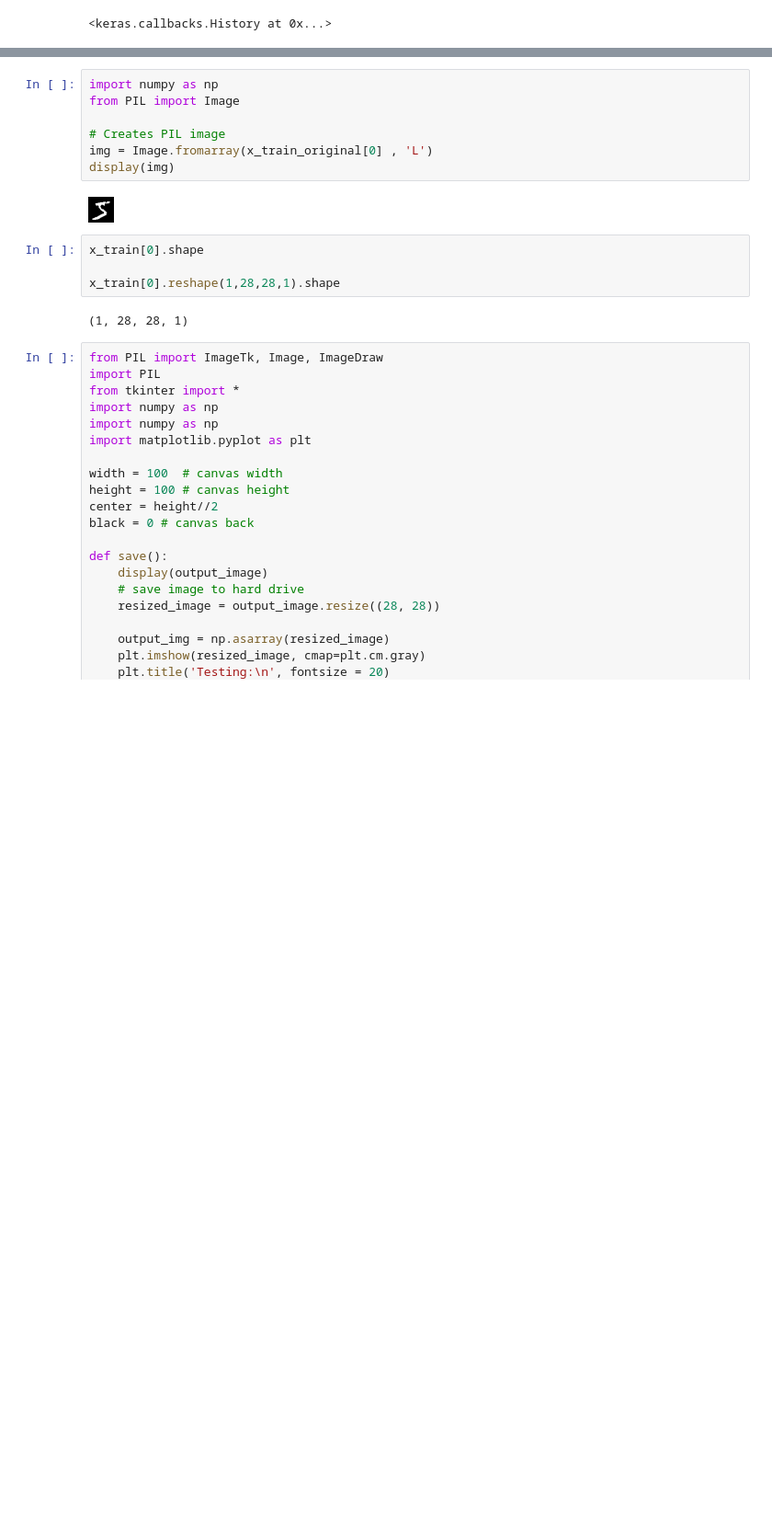
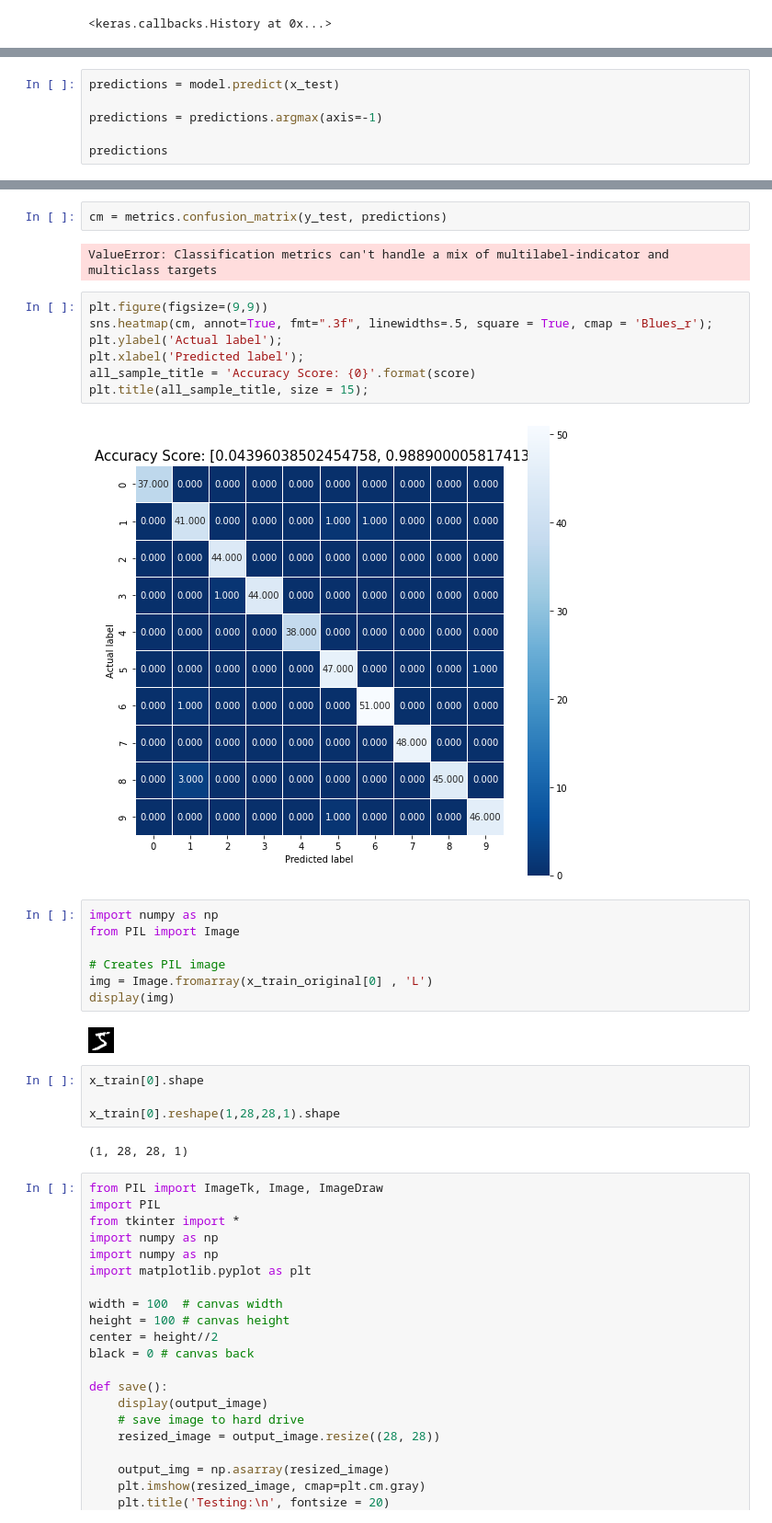
Before and after one commit to Dhiren12795/eai6080, a Jupyter notebook: craigp/Final_Project_Scratch.ipynb, the cells around one changed output, grey strips where cells are left out. Shown: that part at 92% size. Saved outputs shown, nothing was run; the diff lists cells and outputs as text; blank space fills up the shorter version.

Commit message:
Add confusion matrix for convnet

```diff
--- a/craigp/Final_Project_Scratch.ipynb
+++ b/craigp/Final_Project_Scratch.ipynb
@@ -454,0 +455,6 @@ Test accuracy: 0.991599977016449
+# %%
+predictions = model.predict(x_test)
+
+predictions = predictions.argmax(axis=-1)
+
+predictions
@@ -455,3 +473,16 @@ Test accuracy: 0.991599977016449
+# %%
+cm = metrics.confusion_matrix(y_test, predictions)
+# %% [output]
+ValueError: Classification metrics can't handle a mix of multilabel-indicator and multiclass targets
+# %%
+plt.figure(figsize=(9,9))
+sns.heatmap(cm, annot=True, fmt=".3f", linewidths=.5, square = True, cmap = 'Blues_r');
+plt.ylabel('Actual label');
+plt.xlabel('Predicted label');
+all_sample_title = 'Accuracy Score: {0}'.format(score)
+plt.title(all_sample_title, size = 15);
+# %% [output]
+[figure, added]
 # %%
 import numpy as np
 from PIL import Image
```
Also changed, not shown: parts of 13 cells of this notebook.
